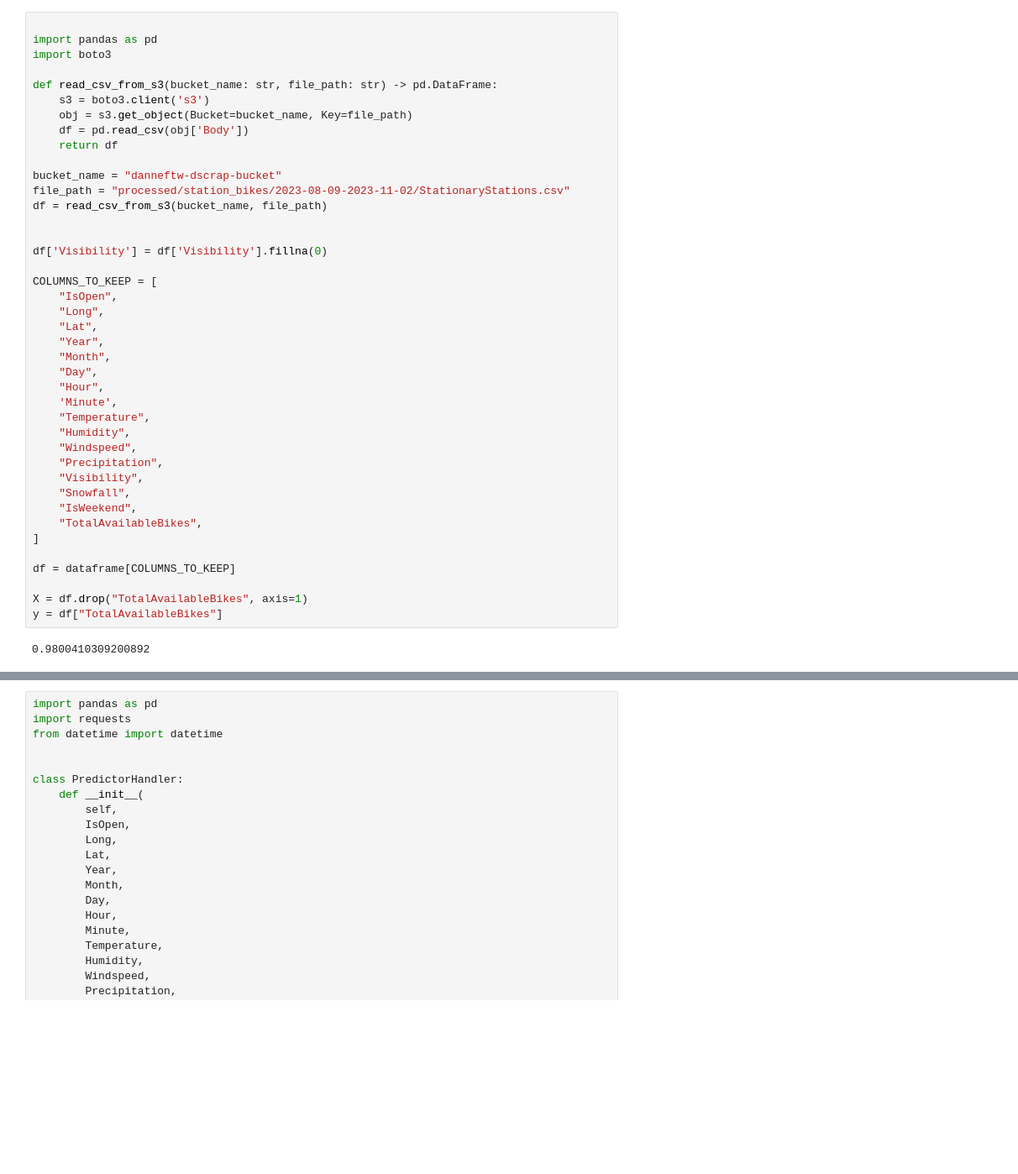
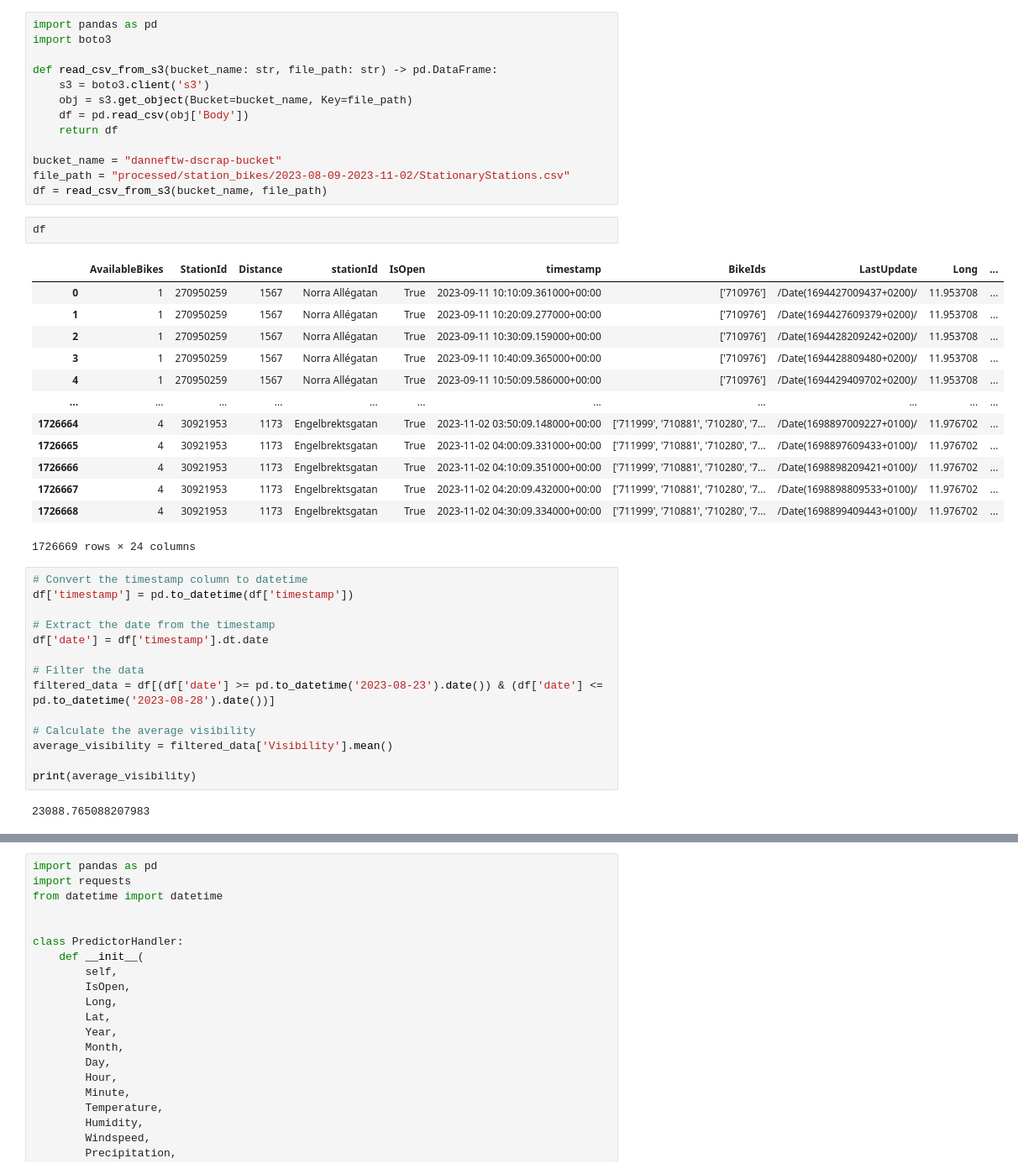
Before and after one commit to eliaselhaddad/Bike-Station-Monitor-Internship1, a Jupyter notebook: bike_data_scraper/sagemaker/test.ipynb, the cells around one changed output, grey strips where cells are left out. Shown at 84% size. Drawn from its saved outputs; the diff is of its cells as text; blank space fills up the shorter version.

```diff
--- a/bike_data_scraper/sagemaker/test.ipynb
+++ b/bike_data_scraper/sagemaker/test.ipynb
@@ -28,5 +1,4 @@ weather_data.head()
 # %%
-
 import pandas as pd
 import boto3
 
@@ -39,32 +11,35 @@ def read_csv_from_s3(bucket_name: str, file_path: str) -> pd.DataFrame:
 bucket_name = "danneftw-dscrap-bucket"
 file_path = "processed/station_bikes/2023-08-09-2023-11-02/StationaryStations.csv"
 df = read_csv_from_s3(bucket_name, file_path)
-
-
-df['Visibility'] = df['Visibility'].fillna(0)
-
-COLUMNS_TO_KEEP = [
-    "IsOpen",
-    "Long",
-    "Lat",
-    "Year",
-    "Month",
-    "Day",
-    "Hour",
-    'Minute',
-    "Temperature",
-    "Humidity",
-    "Windspeed",
-    "Precipitation",
-    "Visibility",
-    "Snowfall",
-    "IsWeekend",
-    "TotalAvailableBikes",
-]
-
-df = dataframe[COLUMNS_TO_KEEP]
-
-X = df.drop("TotalAvailableBikes", axis=1)
-y = df["TotalAvailableBikes"]
-# %% [output]
-0.9800410309200892
+# %%
+df
+# %% [output]
+|  | AvailableBikes | StationId | Distance | stationId | IsOpen | timestamp | BikeIds | LastUpdate | Long | ... |
+| 0 | 1 | 270950259 | 1567 | Norra Allégatan | True | 2023-09-11 10:10:09.361000+00:00 | ['710976'] | /Date(1694427009437+0200)/ | 11.953708 | ... |
+| 1 | 1 | 270950259 | 1567 | Norra Allégatan | True | 2023-09-11 10:20:09.277000+00:00 | ['710976'] | /Date(1694427609379+0200)/ | 11.953708 | ... |
+| 2 | 1 | 270950259 | 1567 | Norra Allégatan | True | 2023-09-11 10:30:09.159000+00:00 | ['710976'] | /Date(1694428209242+0200)/ | 11.953708 | ... |
+| 3 | 1 | 270950259 | 1567 | Norra Allégatan | True | 2023-09-11 10:40:09.365000+00:00 | ['710976'] | /Date(1694428809480+0200)/ | 11.953708 | ... |
+| 4 | 1 | 270950259 | 1567 | Norra Allégatan | True | 2023-09-11 10:50:09.586000+00:00 | ['710976'] | /Date(1694429409702+0200)/ | 11.953708 | ... |
+| ... | ... | ... | ... | ... | ... | ... | ... | ... | ... | ... |
+| 1726664 | 4 | 30921953 | 1173 | Engelbrektsgatan | True | 2023-11-02 03:50:09.148000+00:00 | ['711999', '710881', '710280', '7... | /Date(1698897009227+0100)/ | 11.976702 | ... |
+| 1726665 | 4 | 30921953 | 1173 | Engelbrektsgatan | True | 2023-11-02 04:00:09.331000+00:00 | ['711999', '710881', '710280', '7... | /Date(1698897609433+0100)/ | 11.976702 | ... |
+| 1726666 | 4 | 30921953 | 1173 | Engelbrektsgatan | True | 2023-11-02 04:10:09.351000+00:00 | ['711999', '710881', '710280', '7... | /Date(1698898209421+0100)/ | 11.976702 | ... |
+| 1726667 | 4 | 30921953 | 1173 | Engelbrektsgatan | True | 2023-11-02 04:20:09.432000+00:00 | ['711999', '710881', '710280', '7... | /Date(1698898809533+0100)/ | 11.976702 | ... |
+| 1726668 | 4 | 30921953 | 1173 | Engelbrektsgatan | True | 2023-11-02 04:30:09.334000+00:00 | ['711999', '710881', '710280', '7... | /Date(1698899409443+0100)/ | 11.976702 | ... |
+1726669 rows × 24 columns
+# %%
+# Convert the timestamp column to datetime
+df['timestamp'] = pd.to_datetime(df['timestamp'])
+
+# Extract the date from the timestamp
+df['date'] = df['timestamp'].dt.date
+
+# Filter the data
+filtered_data = df[(df['date'] >= pd.to_datetime('2023-08-23').date()) & (df['date'] <= pd.to_datetime('2023-08-28').date())]
+
+# Calculate the average visibility
+average_visibility = filtered_data['Visibility'].mean()
+
+print(average_visibility)
+# %% [output]
+23088.765088207983
```
Also changed, not shown: parts of 5 cells of this notebook, 5 other files.
